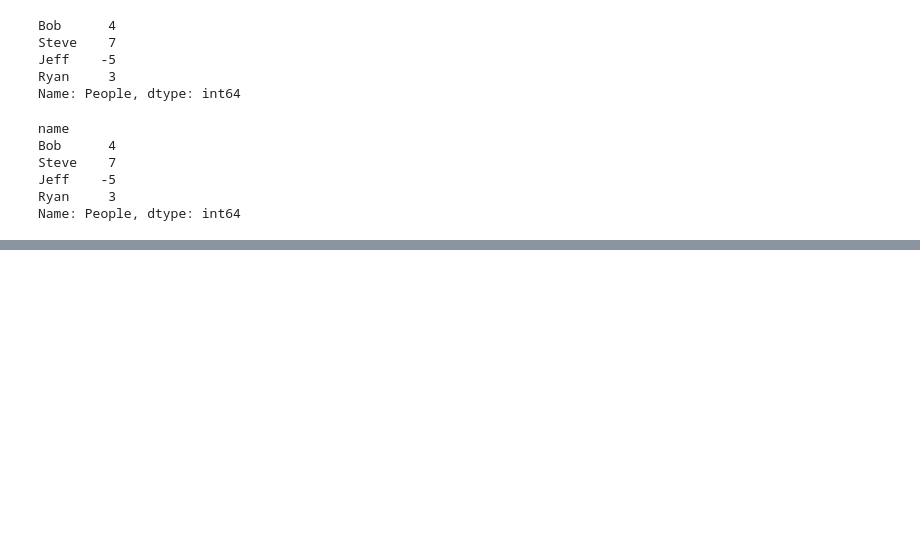
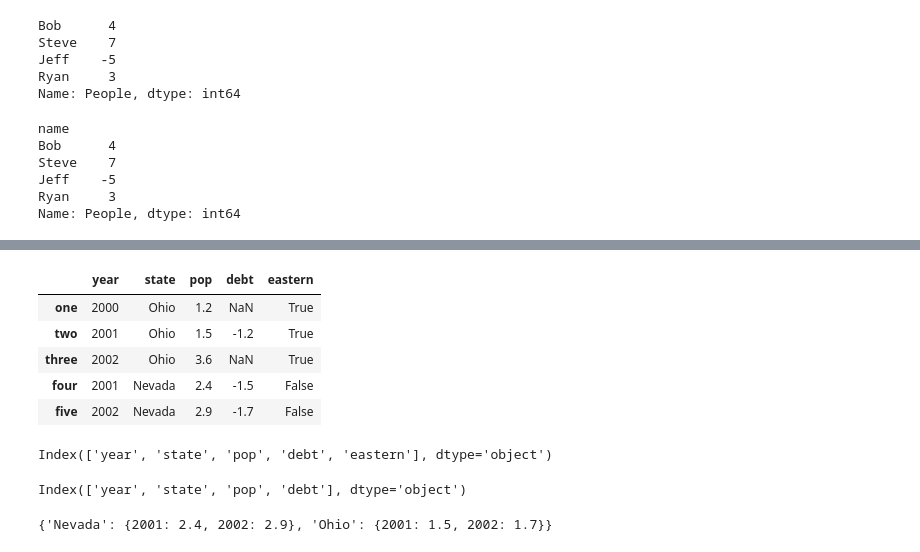
Before and after one commit to skatsuta/pydata-book, a Jupyter notebook: 5_pandas.ipynb, the cells around one changed output, grey strips where cells are left out. Saved outputs shown, nothing was run; the diff lists cells and outputs as text; code cells hidden in the pictures; blank space fills up the shorter version.

```diff
--- a/5_pandas.ipynb
+++ b/5_pandas.ipynb
@@ -180,0 +263,2 @@ Name: People, dtype: int64
+# %%
+frame2['debt'] = np.arange(5)
@@ -180,0 +274,4 @@ Name: People, dtype: int64
+# %%
+val = Series([-1.2, -1.5, -1.7], index=['two', 'four', 'five'])
+# %%
+frame2['debt'] = val
@@ -180,0 +287,15 @@ Name: People, dtype: int64
+# %%
+frame2['eastern'] = frame2.state == 'Ohio'
+# %%
+frame2
+# %% [output]
+|  | year | state | pop | debt | eastern |
+| one | 2000 | Ohio | 1.2 | NaN | True |
+| two | 2001 | Ohio | 1.5 | -1.2 | True |
+| three | 2002 | Ohio | 3.6 | NaN | True |
+| four | 2001 | Nevada | 2.4 | -1.5 | False |
+| five | 2002 | Nevada | 2.9 | -1.7 | False |
+# %%
+frame2.columns
+# %% [output]
+Index(['year', 'state', 'pop', 'debt', 'eastern'], dtype='object')
@@ -180,0 +304,4 @@ Name: People, dtype: int64
+# %%
+frame2.columns
+# %% [output]
+Index(['year', 'state', 'pop', 'debt'], dtype='object')
@@ -180,0 +310,4 @@ Name: People, dtype: int64
+# %%
+pop
+# %% [output]
+{'Nevada': {2001: 2.4, 2002: 2.9}, 'Ohio': {2001: 1.5, 2002: 1.7}}
```
Also changed, not shown: parts of 29 cells of this notebook.
